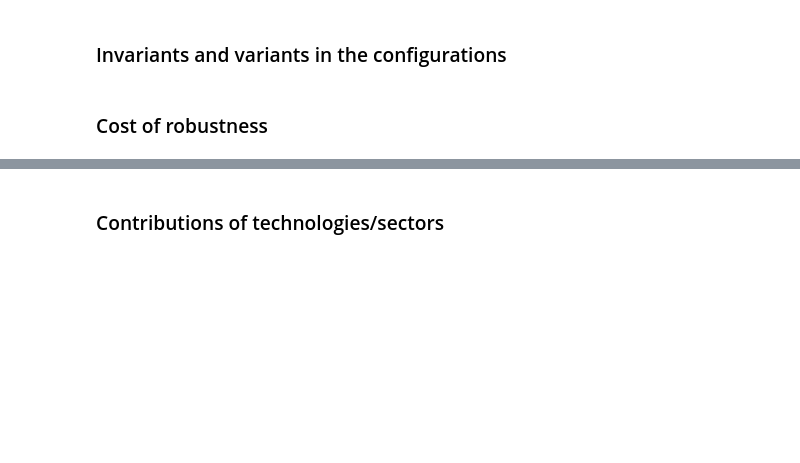
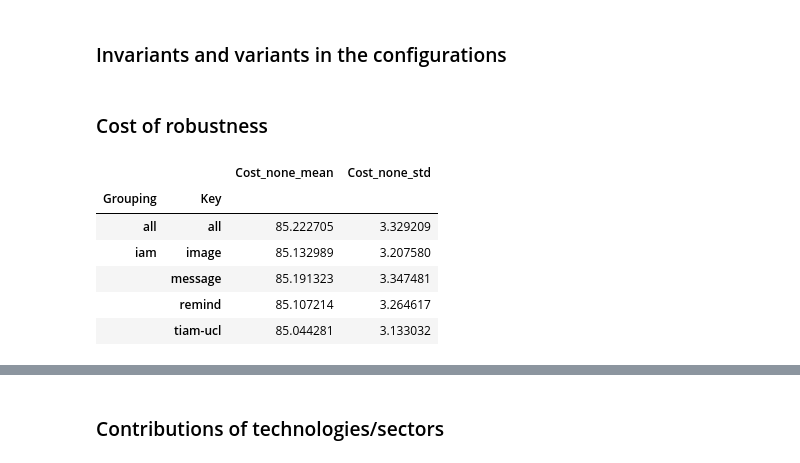
Before and after one commit to CIRAIG/EnergyScope-Quebec, a Jupyter notebook: projects/lca/04_Burden_shifting/01_Notebooks/02_Assess_burden_shifts.ipynb, the cells around one changed output, grey strips where cells are left out. Drawn from its saved outputs; the diff is of its cells as text; code cells hidden in the pictures; blank space fills up the shorter version.

```diff
--- a/projects/lca/04_Burden_shifting/01_Notebooks/02_Assess_burden_shifts.ipynb
+++ b/projects/lca/04_Burden_shifting/01_Notebooks/02_Assess_burden_shifts.ipynb
@@ -168,3 +167,9 @@ if update_dat_files:
         with open(f'{path_lca_data_2050}/QC_lyrios_CO2.dat', 'w') as f:
             for index, row in df_co2_layers_min.iterrows():
                 f.write(f"let layers_in_out['YEAR_2050','{row['Name']}','{row['Flow']}'] := {row['amount']} ;\n")
+# %%
+run_list = [(grouping, key) for grouping in multi_iam_grouping for key in background_scenarios_group_dict[grouping].keys()]
+run_list = [(policy, run[0], run[1]) for policy in policies_scenarios.keys() for run in run_list]
+run_list = [(territorial_obj, run[0], run[1], run[2]) for territorial_obj in territorial_obj_list for run in run_list]
+run_list = [(ccs_limit, run[0], run[1], run[2], run[3]) for ccs_limit in ccs_limit_list for run in run_list]
+run_list = [(obj, run[0], run[1], run[2], run[3], run[4]) for obj in obj_list for run in run_list]
@@ -919,8 +895,8 @@ for dim in ['Cost']:#, 'Natural gas', 'New Wind Energy Onshore']:
         relative = True
     else:
         relative = False
-    sub_fig_1 = plot_delta(df_total_impact, results_folder, dim, relative=relative, return_fig=True)
-    sub_fig_2 = plot_delta(df_total_impact, results_folder, dim, delta_dim='Grouping', relative=relative, return_fig=True)
+    sub_fig_1, df_delta_1 = plot_delta(df_total_impact, results_folder, dim, relative=relative, return_fig=True, return_df=True)
+    sub_fig_2, df_delta_2 = plot_delta(df_total_impact, results_folder, dim, delta_dim='Grouping', relative=relative, return_fig=True, return_df=True)
     fig = make_subplots(rows=1, cols=2, shared_yaxes=True, horizontal_spacing=0.02)
 
     for trace in sub_fig_1.data:
@@ -931,25 +907,34 @@ for dim in ['Cost']:#, 'Natural gas', 'New Wind Energy Onshore']:
         fig.add_trace(trace, row=1, col=2)
 
     if dim == 'Cost':
-        title_text = 'Relative cost difference'
+        title_text_a = r'$\text{(a)} \quad \Delta_{rel}^{y_{BS}}(SCEN) = \frac{C_{tot}(P(SCEN,y_{BS}=0)) - C_{tot}(P(SCEN,y_{BS}=1))}{C_{tot}(P(SCEN,y_{BS}=1)} \quad \text{(%)}$'
+        title_text_b = r'$\text{(b)} \quad \Delta_{rel}^{all}(SCEN) = \frac{C_{tot}(P(SCEN=all)) - C_{tot}(P(SCEN))}{C_{tot}(P(SCEN))} \quad \text{(%)}$'
         unit = '%'
     else:
-        title_text = f'Difference in utilization of {dim.lower()}'
+        title_text_a = f'Difference in utilization of {dim.lower()}'
+        title_text_b = f'Difference in utilization of {dim.lower()}'
         unit = 'TWh/yr'
 
     fig.update_xaxes(
-        title_text=f'(a) {title_text}<br>with burden shifting constraints ({unit})',
-        row=1, col=1
+        title_text=f'(a) {title_text_a} ({unit})',
+        row=1, col=1,
     )
 
     fig.update_xaxes(
-        title_text=f'(b) {title_text}<br>with robust configuration <i>all</i> ({unit})',
-        row=1, col=2
+        title_text=f'(b) {title_text_b}<br>with robust configuration <i>all</i> ({unit})',
+        row=1, col=2,
     )
 
     fig.update_layout(
         legend_traceorder="reversed",
         margin=dict(t=5, b=5, l=5, r=5),
+        legend=dict(
+            orientation="h",
+            yanchor="bottom",
+            y=1.02,
+            xanchor="center",
+            x=0.5,
+        )
     )
 
     fig.add_hrect(
@@ -963,9 +948,25 @@ for dim in ['Cost']:#, 'Natural gas', 'New Wind Energy Onshore']:
     )
 
     if save_results:
-        fig.write_html(f'../03_Results/Figures/{results_folder}/{dim.lower().replace(' ', '_')}_distrib_grouping.html')
+        fig.write_html(f'../03_Results/Figures/{results_folder}/{dim.lower().replace(' ', '_')}_distrib_grouping.html', include_mathjax="cdn")
         fig.update_layout(
-            height=600,
-            width=800,
+            height=700,
+            width=900,
         )
         fig.write_image(f'../03_Results/Figures/{results_folder}/{dim.lower().replace(' ', '_')}_distrib_grouping.pdf')
+# %%
+pd.merge(
+    df_delta_1.groupby(['Grouping', 'Key'])[['Cost_none']].mean() * 0.01 * 1e6 / N_capita_2050,  # Mean value of 1% (CAD/(cap.yr))
+    df_delta_1.groupby(['Grouping', 'Key'])[['Cost_none']].std() * 0.01 * 1e6 / N_capita_2050,
+    left_index=True,
+    right_index=True,
+    suffixes=('_mean', '_std'),
+).head()
+# %% [output]
+|  |  | Cost_none_mean | Cost_none_std |
+| Grouping | Key |  |  |
+| all | all | 85.222705 | 3.329209 |
+| iam | image | 85.132989 | 3.207580 |
+|  | message | 85.191323 | 3.347481 |
+|  | remind | 85.107214 | 3.264617 |
+|  | tiam-ucl | 85.044281 | 3.133032 |
```
Also changed, not shown: parts of 18 cells of this notebook, 2 other files.
